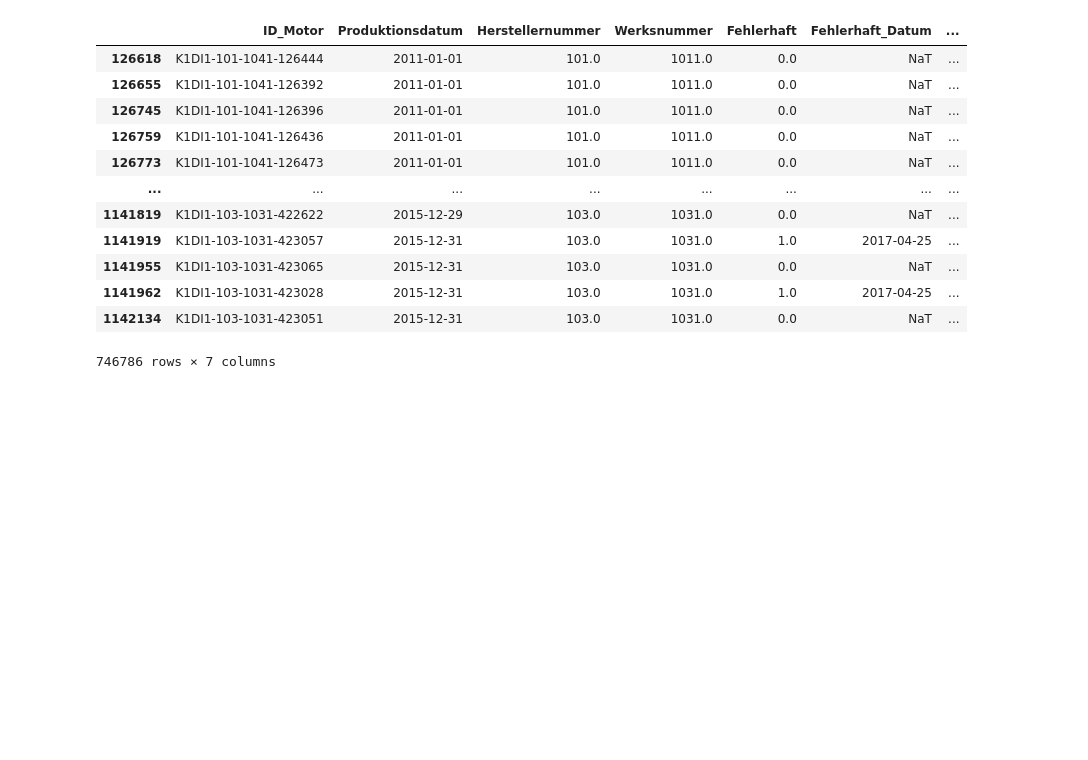
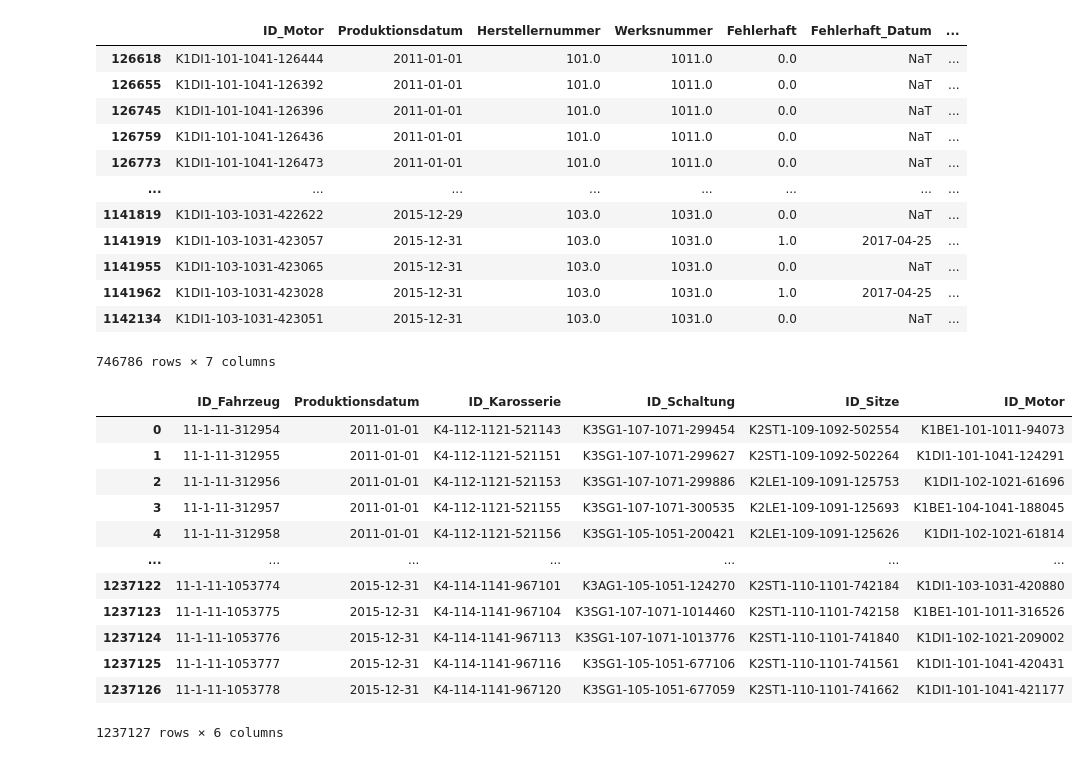
Before and after one commit to amrul87/IDA, a Jupyter notebook: Case_Study_IDA_Group_33/Case_Study_Group_33.ipynb, the cells around one changed output. Cells and saved outputs as stored; diff of their text form; code cells hidden in the pictures; blank space fills up the shorter version.

```diff
--- a/Case_Study_IDA_Group_33/Case_Study_Group_33.ipynb
+++ b/Case_Study_IDA_Group_33/Case_Study_Group_33.ipynb
@@ -49,6 +49,11 @@ bestFahr1_11_csv = './Data/Fahrzeug/Bestandteile_Fahrzeuge_OEM1_Typ11.csv'
 bestFahr1_12_csv = './Data/Fahrzeug/Bestandteile_Fahrzeuge_OEM1_Typ12.csv'
 bestFahr2_21_csv = './Data/Fahrzeug/Bestandteile_Fahrzeuge_OEM2_Typ21.csv'
 bestFahr2_22_csv = './Data/Fahrzeug/Bestandteile_Fahrzeuge_OEM2_Typ22.csv'
+
+fahr1_11_csv = './Data/Fahrzeug/Fahrzeuge_OEM1_Typ11.csv'
+fahr1_12_csv = './Data/Fahrzeug/Fahrzeuge_OEM1_Typ12.csv'
+fahr2_21_csv = './Data/Fahrzeug/Fahrzeuge_OEM2_Typ21.csv'
+fahr2_22_csv = './Data/Fahrzeug/Fahrzeuge_OEM2_Typ22.csv'
 # %%
 # read and convert all the txt data files to csv
 txt2csv(K1DI2_txt, K1DI2_csv, '	', '\\')
@@ -93,6 +98,10 @@ bestFahr1_11 = pd.read_csv(bestFahr1_11_csv)
 bestFahr1_12 = pd.read_csv(bestFahr1_12_csv)
 bestFahr2_21 = pd.read_csv(bestFahr2_21_csv)
 bestFahr2_22 = pd.read_csv(bestFahr2_22_csv)
+fahr1_11 = pd.read_csv(fahr1_11_csv)
+fahr1_12 = pd.read_csv(fahr1_12_csv)
+fahr2_21 = pd.read_csv(fahr2_21_csv)
+fahr2_22 = pd.read_csv(fahr2_22_csv)
 # %% [markdown]
 For datasets with data arrangements of type B and C, we need to consolidate the columns and eliminate the .x and .y suffixes. For type B, the tables are separated into 2, whereas for type C, the tables are separated into 3.
 # %%
@@ -155,3 +196,20 @@ K1DI1_c[(K1DI1_c['Produktionsdatum'] >= '2011-01-01') & (K1DI1_c['Produktionsdat
 | 1141962 | K1DI1-103-1031-423028 | 2015-12-31 | 103.0 | 1031.0 | 1.0 | 2017-04-25 | ... |
 | 1142134 | K1DI1-103-1031-423051 | 2015-12-31 | 103.0 | 1031.0 | 0.0 | NaT | ... |
 746786 rows × 7 columns
+# %%
+fahr1_11_2011_15 = fahr1_11[(fahr1_11['Produktionsdatum'] >= '2011-01-01') & (fahr1_11['Produktionsdatum'] <= '2015-12-31')].loc[:,'ID_Fahrzeug':'Fehlerhaft_Fahrleistung'].reset_index(drop=True)
+pd.merge(fahr1_11_2011_15.loc[:,'ID_Fahrzeug':'Produktionsdatum'], bestFahr1_11.loc[:,'ID_Karosserie':'ID_Fahrzeug'], on='ID_Fahrzeug')
+# %% [output]
+|  | ID_Fahrzeug | Produktionsdatum | ID_Karosserie | ID_Schaltung | ID_Sitze | ID_Motor |
+| 0 | 11-1-11-312954 | 2011-01-01 | K4-112-1121-521143 | K3SG1-107-1071-299454 | K2ST1-109-1092-502554 | K1BE1-101-1011-94073 |
+| 1 | 11-1-11-312955 | 2011-01-01 | K4-112-1121-521151 | K3SG1-107-1071-299627 | K2ST1-109-1092-502264 | K1DI1-101-1041-124291 |
+| 2 | 11-1-11-312956 | 2011-01-01 | K4-112-1121-521153 | K3SG1-107-1071-299886 | K2LE1-109-1091-125753 | K1DI1-102-1021-61696 |
+| 3 | 11-1-11-312957 | 2011-01-01 | K4-112-1121-521155 | K3SG1-107-1071-300535 | K2LE1-109-1091-125693 | K1BE1-104-1041-188045 |
+| 4 | 11-1-11-312958 | 2011-01-01 | K4-112-1121-521156 | K3SG1-105-1051-200421 | K2LE1-109-1091-125626 | K1DI1-102-1021-61814 |
+| ... | ... | ... | ... | ... | ... | ... |
+| 1237122 | 11-1-11-1053774 | 2015-12-31 | K4-114-1141-967101 | K3AG1-105-1051-124270 | K2ST1-110-1101-742184 | K1DI1-103-1031-420880 |
+| 1237123 | 11-1-11-1053775 | 2015-12-31 | K4-114-1141-967104 | K3SG1-107-1071-1014460 | K2ST1-110-1101-742158 | K1BE1-101-1011-316526 |
+| 1237124 | 11-1-11-1053776 | 2015-12-31 | K4-114-1141-967113 | K3SG1-107-1071-1013776 | K2ST1-110-1101-741840 | K1DI1-102-1021-209002 |
+| 1237125 | 11-1-11-1053777 | 2015-12-31 | K4-114-1141-967116 | K3SG1-105-1051-677106 | K2ST1-110-1101-741561 | K1DI1-101-1041-420431 |
+| 1237126 | 11-1-11-1053778 | 2015-12-31 | K4-114-1141-967120 | K3SG1-105-1051-677059 | K2ST1-110-1101-741662 | K1DI1-101-1041-421177 |
+1237127 rows × 6 columns
```
Also changed, not shown: parts of 4 cells of this notebook.
